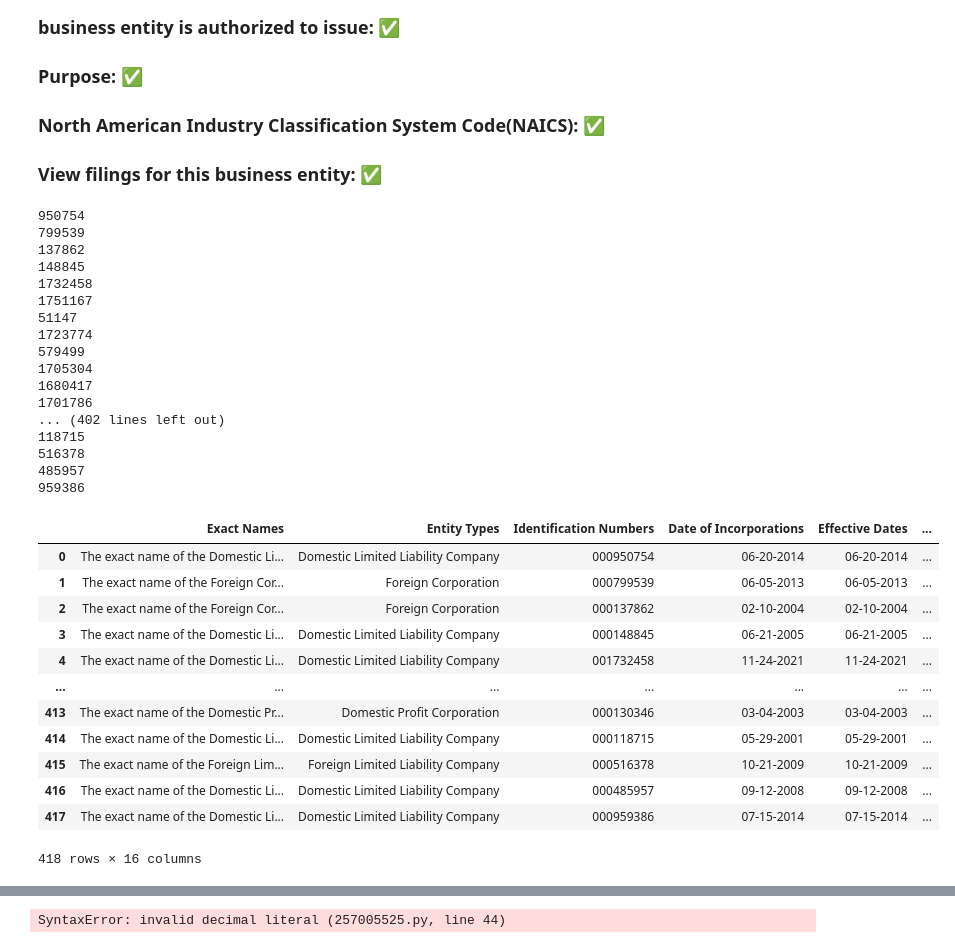
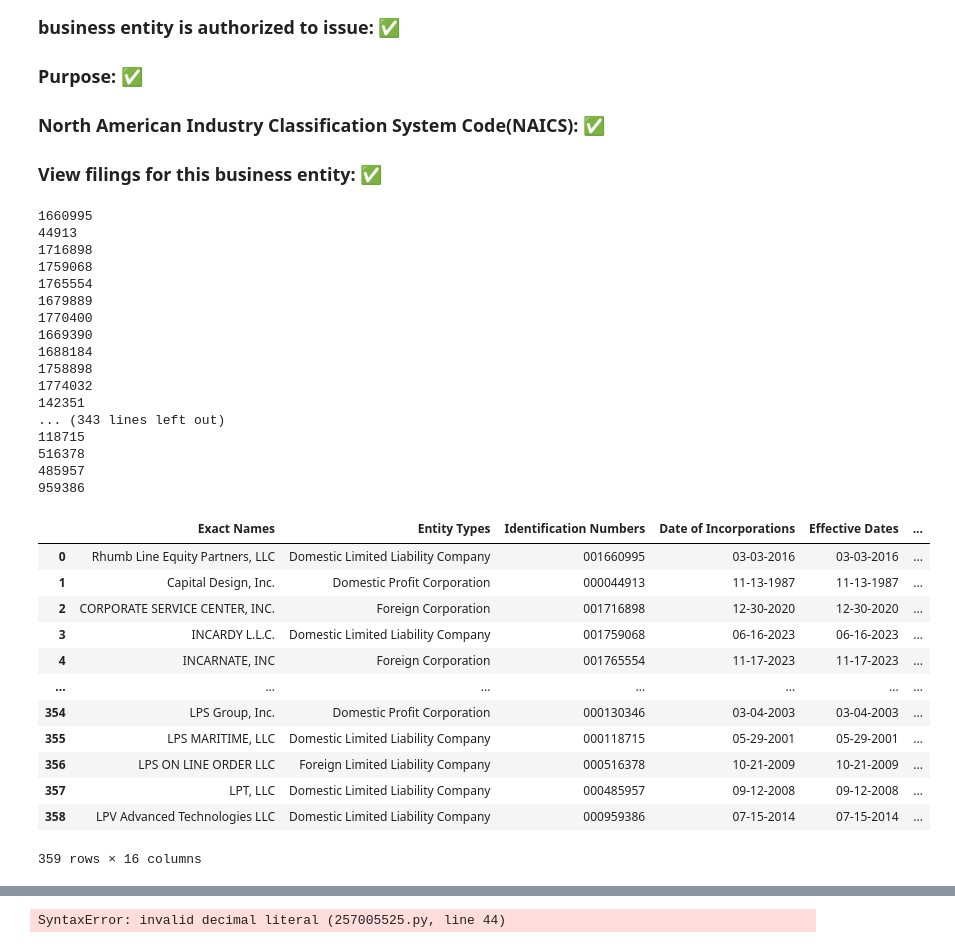
Before and after one commit to George-Michael-Dagogo/companies, a Jupyter notebook: Bold/bold_companies.ipynb, the cells around one changed output, grey strips where cells are left out. Cells and saved outputs as stored; diff of their text form; code cells hidden in the pictures.

```diff
--- a/Bold/bold_companies.ipynb
+++ b/Bold/bold_companies.ipynb
@@ -258,8 +260,8 @@ def get_more_details(id_num):
     soup = BeautifulSoup(page.content, "html.parser")
 
     #exact_name
-    if soup.find('span',attrs={'id': "MainContent_lblExactEntityName"}) is not None:
-        exact_name = soup.find('span',attrs={'id': "MainContent_lblExactEntityName"}).text
+    if soup.find('span',attrs={'id': "MainContent_lblEntityName"}) is not None:
+        exact_name = soup.find('span',attrs={'id': "MainContent_lblEntityName"}).text
         exact_names.append(exact_name)
     else:
         exact_names.append('None')
@@ -319,7 +321,7 @@ def get_more_details(id_num):
 
     #The name and address of the Registered Agent
     if soup.find('table',attrs={'id': "MainContent_tblResident"}) is not None:
-        name_address_reg_agent = soup.find('table',attrs={'id': "MainContent_tblResident"}).text.replace('Name:','').replace('\n','').replace('The name and address of the Registered Agent:','').replace('Address:',',').replace('City or Town, State, Zip, Country:',',')
+        name_address_reg_agent = soup.find('table',attrs={'id': "MainContent_tblResident"}).text.replace('Name:','').replace('\n','').replace('The name and address of the Registered Agent:','').replace('Address:',',').replace('City or Town, State, Zip, Country:',',').replace('The name and address of the Resident Agent:','')
         name_address_reg_agent = re.sub(r'\s+', ' ', name_address_reg_agent)
         name_address_reg_agents.append(name_address_reg_agent)
     else:
@@ -356,7 +358,7 @@ def get_more_details(id_num):
 
     #The total number of shares and the par value, if any, of each class of stock which this business entity is authorized to issue
     if soup.find('table',attrs={'id': "MainContent_tblStocks"}) is not None:
-        stock = soup.find('table',attrs={'id': "MainContent_tblStocks"}).text.replace('The total number of shares and the par value, if any, of each class of stock which this business entity is authorized to issue:','').replace('\n','').replace('TitleIndividual nameAddress','')
+        stock = soup.find('table',attrs={'id': "MainContent_tblStocks"}).text.replace('The total number of shares and the par value, if any, of each class of stock which this business entity is authorized to issue:','').replace('\n','').replace('TitleIndividual nameAddress','').replace('Class of Stock Series Par value per share Total AuthorizedTotal issued and outstandingNo. of sharesNo. of shares','')
         stock = re.sub(r'\s+', ' ', stock)
         stocks.append(stock)
     else:
@@ -391,63 +393,62 @@ def get_more_details(id_num):
     else:
         business_entities.append('None')
 
-
 for i in combined_df['ID Number']:
     get_more_details(i)
 
 
 
 extra_comp_data = {
     "Exact Names": exact_names,
     "Entity Types": entity_types,
     "Identification Numbers": identification_numbers,
     "Date of Incorporations": date_of_incorporations,
     "Effective Dates": effective_dates,
     "Location of Principal Offices": loc_principal_offices,
     "Agent Resigned": agent_resigned,
     "Address Maintained": address_maintained,
     "Name and Address of Registered Agents": name_address_reg_agents,
     "Officers, Directors, and Corporations": off_dir_corps,
     "Name and Business Address of General Partners": name_business_add_GPs,
     "LLC Managers": LLC_managers,
     "Stocks": stocks,
     "Purposes": purposes,
     "NIACS": NIACS,
     "Business Entities": business_entities
 }
 
 full_comp_df = pd.DataFrame(extra_comp_data)
 
 full_comp_df
 # %% [output]
-950754
-799539
-137862
-148845
-1732458
-1751167
-51147
-1723774
-579499
-1705304
-1680417
-1701786
-... (402 lines left out)
+1660995
+44913
+1716898
+1759068
+1765554
+1679889
+1770400
+1669390
+1688184
+1758898
+1774032
+142351
+... (343 lines left out)
 118715
 516378
 485957
 959386
 |  | Exact Names | Entity Types | Identification Numbers | Date of Incorporations | Effective Dates | ... |
-| 0 | The exact name of the Domestic Li... | Domestic Limited Liability Company | 000950754 | 06-20-2014 | 06-20-2014 | ... |
-| 1 | The exact name of the Foreign Cor... | Foreign Corporation | 000799539 | 06-05-2013 | 06-05-2013 | ... |
-| 2 | The exact name of the Foreign Cor... | Foreign Corporation | 000137862 | 02-10-2004 | 02-10-2004 | ... |
-| 3 | The exact name of the Domestic Li... | Domestic Limited Liability Company | 000148845 | 06-21-2005 | 06-21-2005 | ... |
-| 4 | The exact name of the Domestic Li... | Domestic Limited Liability Company | 001732458 | 11-24-2021 | 11-24-2021 | ... |
+| 0 | Rhumb Line Equity Partners, LLC | Domestic Limited Liability Company | 001660995 | 03-03-2016 | 03-03-2016 | ... |
+| 1 | Capital Design, Inc. | Domestic Profit Corporation | 000044913 | 11-13-1987 | 11-13-1987 | ... |
+| 2 | CORPORATE SERVICE CENTER, INC. | Foreign Corporation | 001716898 | 12-30-2020 | 12-30-2020 | ... |
+| 3 | INCARDY L.L.C. | Domestic Limited Liability Company | 001759068 | 06-16-2023 | 06-16-2023 | ... |
+| 4 | INCARNATE, INC | Foreign Corporation | 001765554 | 11-17-2023 | 11-17-2023 | ... |
 | ... | ... | ... | ... | ... | ... | ... |
-| 413 | The exact name of the Domestic Pr... | Domestic Profit Corporation | 000130346 | 03-04-2003 | 03-04-2003 | ... |
-| 414 | The exact name of the Domestic Li... | Domestic Limited Liability Company | 000118715 | 05-29-2001 | 05-29-2001 | ... |
-| 415 | The exact name of the Foreign Lim... | Foreign Limited Liability Company | 000516378 | 10-21-2009 | 10-21-2009 | ... |
-| 416 | The exact name of the Domestic Li... | Domestic Limited Liability Company | 000485957 | 09-12-2008 | 09-12-2008 | ... |
-| 417 | The exact name of the Domestic Li... | Domestic Limited Liability Company | 000959386 | 07-15-2014 | 07-15-2014 | ... |
+| 354 | LPS Group, Inc. | Domestic Profit Corporation | 000130346 | 03-04-2003 | 03-04-2003 | ... |
+| 355 | LPS MARITIME, LLC | Domestic Limited Liability Company | 000118715 | 05-29-2001 | 05-29-2001 | ... |
+| 356 | LPS ON LINE ORDER LLC | Foreign Limited Liability Company | 000516378 | 10-21-2009 | 10-21-2009 | ... |
+| 357 | LPT, LLC | Domestic Limited Liability Company | 000485957 | 09-12-2008 | 09-12-2008 | ... |
+| 358 | LPV Advanced Technologies LLC | Domestic Limited Liability Company | 000959386 | 07-15-2014 | 07-15-2014 | ... |
-418 rows × 16 columns
+359 rows × 16 columns
 # %%
```
Also changed, not shown: parts of 4 cells of this notebook, 1 other file.
